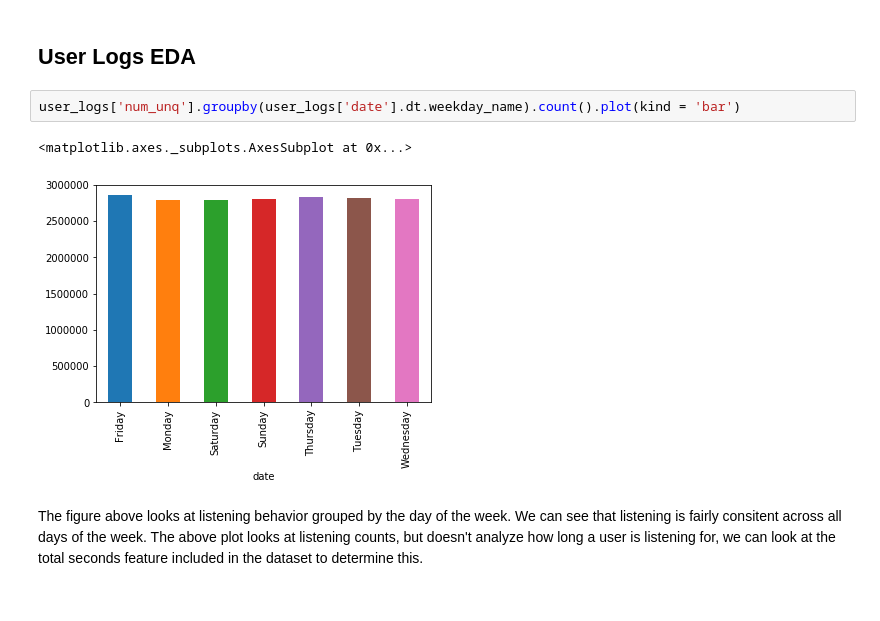
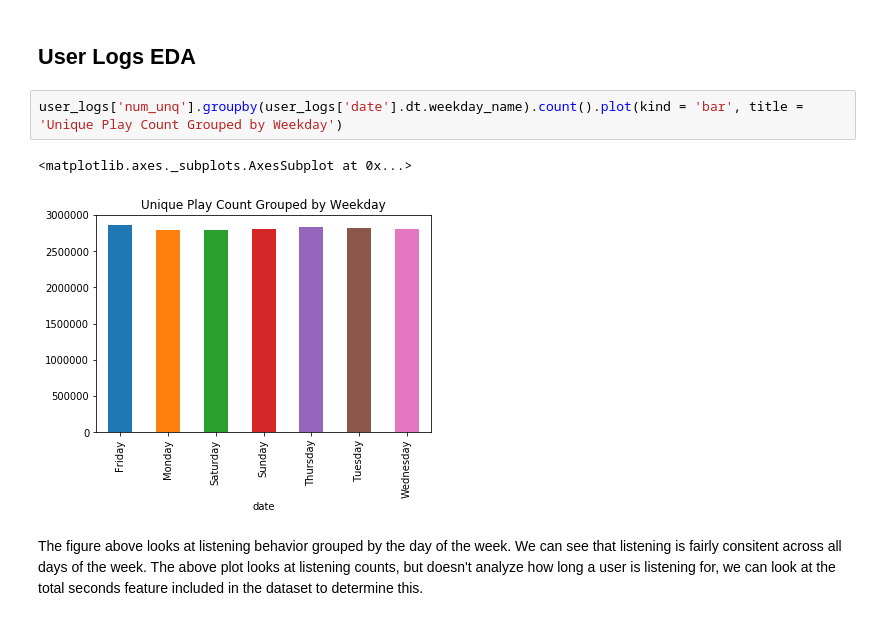
Before and after one commit to ajolson89/W207Fall2018Final, a Jupyter notebook: W207_FinalProj_01DataPrep_KennedyKhannaOlson_Final.ipynb, the cells around one changed output. Drawn from its saved outputs; the diff is of its cells as text.

```diff
--- a/W207_FinalProj_01DataPrep_KennedyKhannaOlson_Final.ipynb
+++ b/W207_FinalProj_01DataPrep_KennedyKhannaOlson_Final.ipynb
@@ -828,10 +840,10 @@ Intuitively we had thought there would be a very high correlation between these
 # %% [markdown]
 ## User Logs EDA
 # %%
-user_logs['num_unq'].groupby(user_logs['date'].dt.weekday_name).count().plot(kind = 'bar')
+user_logs['num_unq'].groupby(user_logs['date'].dt.weekday_name).count().plot(kind = 'bar', title = 'Unique Play Count Grouped by Weekday')
 # %% [output]
 <matplotlib.axes._subplots.AxesSubplot at 0x...>
-[figure, old version]
+[figure, new version]
 # %% [markdown]
 The figure above looks at listening behavior grouped by the day of the week. We can see that listening is fairly consitent across all days of the week. The above plot looks at listening counts, but doesn't analyze how long a user is listening for, we can look at the total seconds feature included in the dataset to determine this.
 # %%
```
Also changed, not shown: parts of 5 cells of this notebook, 1 other file.
